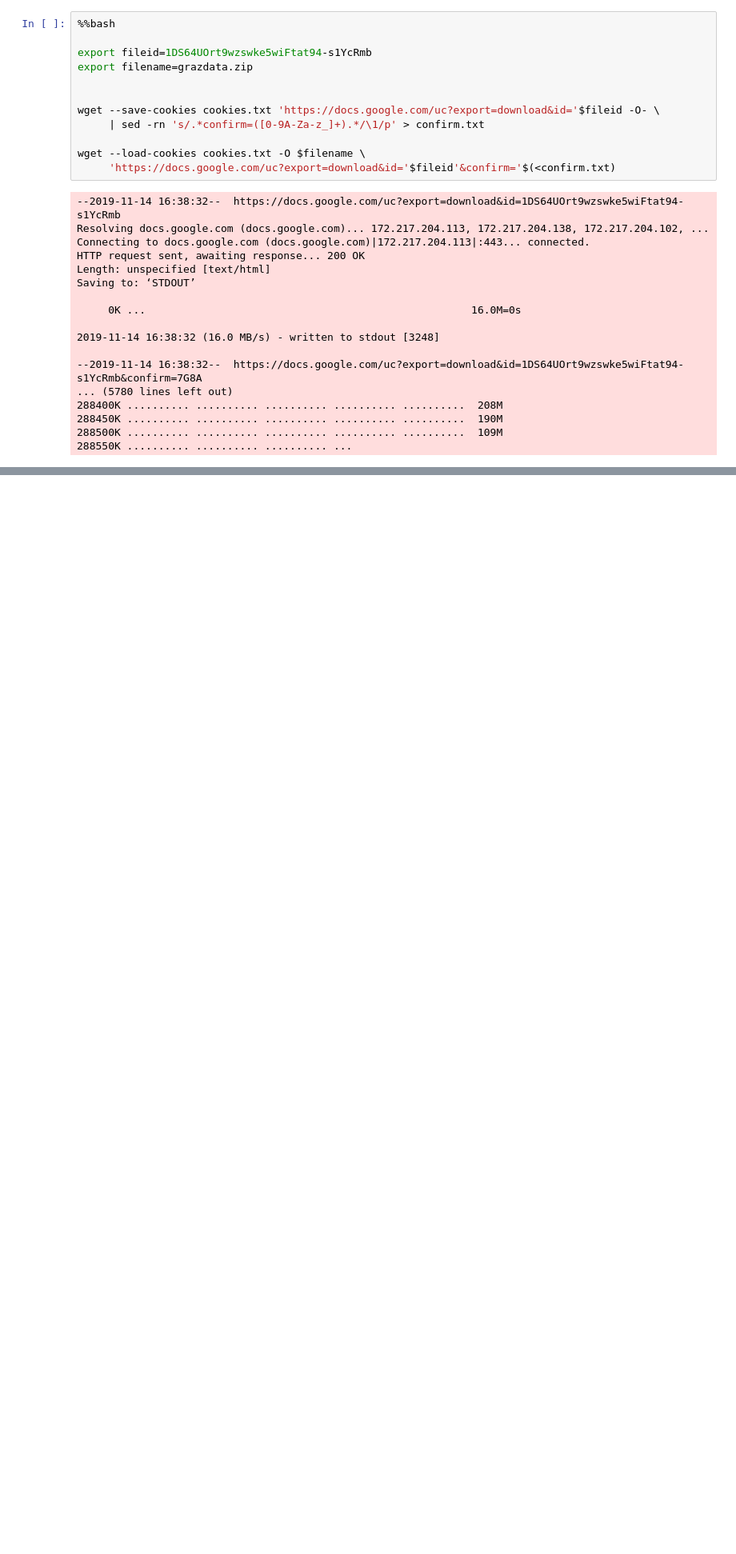
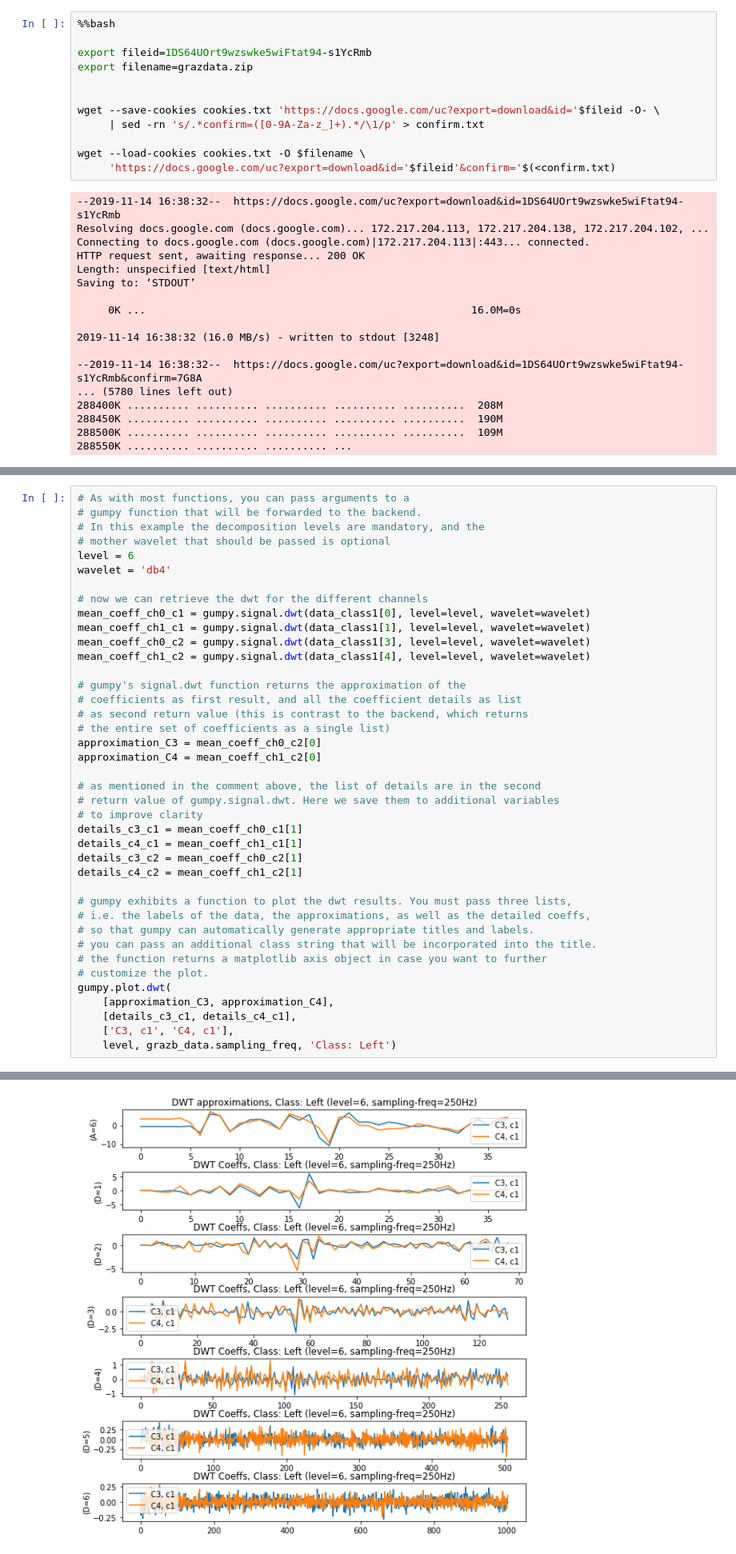
Before and after one commit to NathanielRose/eeg-294, a Jupyter notebook: Gumpy_Testing_SH.ipynb, the cells around one changed output, grey strips where cells are left out. Shown at 80% size. Cells and saved outputs as stored; diff of their text form; blank space fills up the shorter version.

```diff
--- a/Gumpy_Testing_SH.ipynb
+++ b/Gumpy_Testing_SH.ipynb
@@ -121,0 +273,41 @@ AttributeError: ignored
+# %%
+# As with most functions, you can pass arguments to a
+# gumpy function that will be forwarded to the backend.
+# In this example the decomposition levels are mandatory, and the
+# mother wavelet that should be passed is optional
+level = 6
+wavelet = 'db4'
+
+# now we can retrieve the dwt for the different channels
+mean_coeff_ch0_c1 = gumpy.signal.dwt(data_class1[0], level=level, wavelet=wavelet)
+mean_coeff_ch1_c1 = gumpy.signal.dwt(data_class1[1], level=level, wavelet=wavelet)
+mean_coeff_ch0_c2 = gumpy.signal.dwt(data_class1[3], level=level, wavelet=wavelet)
+mean_coeff_ch1_c2 = gumpy.signal.dwt(data_class1[4], level=level, wavelet=wavelet)
+
+# gumpy's signal.dwt function returns the approximation of the
+# coefficients as first result, and all the coefficient details as list
+# as second return value (this is contrast to the backend, which returns
+# the entire set of coefficients as a single list)
+approximation_C3 = mean_coeff_ch0_c2[0]
+approximation_C4 = mean_coeff_ch1_c2[0]
+
+# as mentioned in the comment above, the list of details are in the second
+# return value of gumpy.signal.dwt. Here we save them to additional variables
+# to improve clarity
+details_c3_c1 = mean_coeff_ch0_c1[1]
+details_c4_c1 = mean_coeff_ch1_c1[1]
+details_c3_c2 = mean_coeff_ch0_c2[1]
+details_c4_c2 = mean_coeff_ch1_c2[1]
+
+# gumpy exhibits a function to plot the dwt results. You must pass three lists,
+# i.e. the labels of the data, the approximations, as well as the detailed coeffs,
+# so that gumpy can automatically generate appropriate titles and labels.
+# you can pass an additional class string that will be incorporated into the title.
+# the function returns a matplotlib axis object in case you want to further
+# customize the plot.
+gumpy.plot.dwt(
+    [approximation_C3, approximation_C4],
+    [details_c3_c1, details_c4_c1],
+    ['C3, c1', 'C4, c1'],
+    level, grazb_data.sampling_freq, 'Class: Left')
+# %% [output]
@@ -121,0 +322 @@ AttributeError: ignored
+[figure, added]
```
Also changed, not shown: parts of 23 cells of this notebook.
